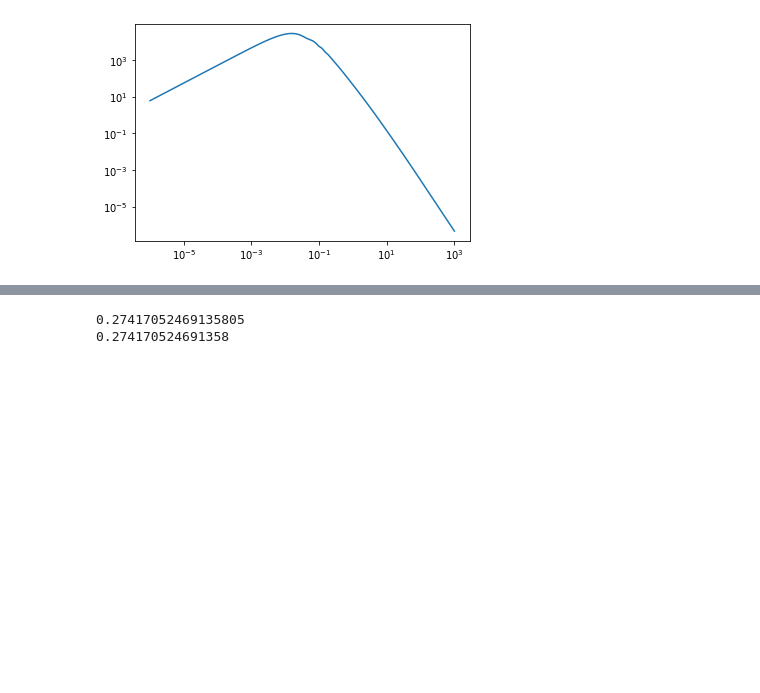
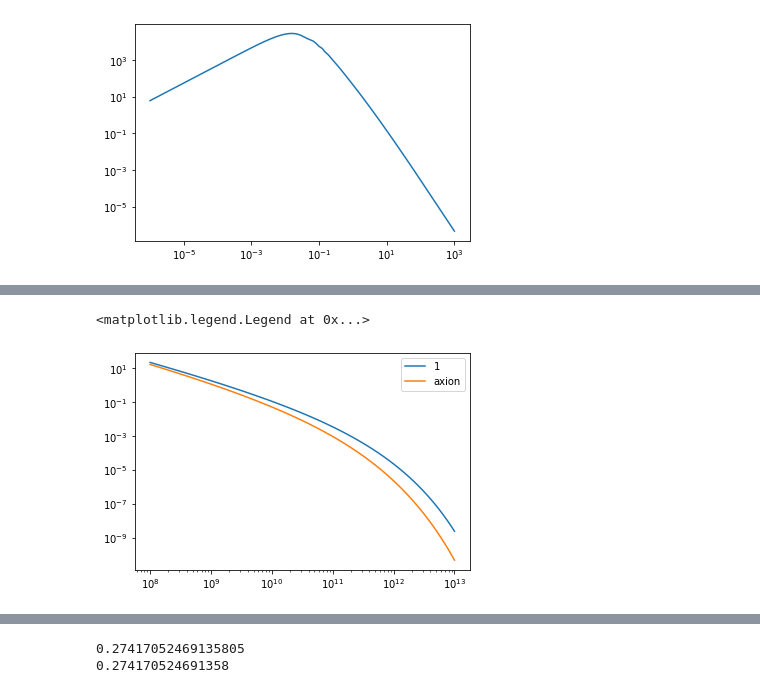
Before and after one commit to emeln/Thesis, a Jupyter notebook: axion_kSZ_source/notebooks/testing_sigma_gerrit.ipynb, the cells around one changed output, grey strips where cells are left out. Cells and saved outputs as stored; diff of their text form; code cells hidden in the pictures; blank space fills up the shorter version.

```diff
--- a/axion_kSZ_source/notebooks/testing_sigma_gerrit.ipynb
+++ b/axion_kSZ_source/notebooks/testing_sigma_gerrit.ipynb
@@ -122,3 +124,12 @@ plt.legend()
+# %%
+m_vals = np.logspace(8, 13, 100)
+plt.loglog(m_vals, bubbly_FFT_default(m_vals, 6),label='1')
+# plt.loglog(m_vals, bubbly_FFT_default2(m_vals, 6),label='2')
+plt.loglog(m_vals, bubbly_FFT_axion(m_vals,6),label='axion')
+plt.legend()
+# %% [output]
+<matplotlib.legend.Legend at 0x...>
+[figure, added]
 # %%
 bubbly = BubbleMassFunction(cosmoDefault,sigmaInt)
 
```
Also changed, not shown: parts of 22 cells of this notebook, 25 other files.
